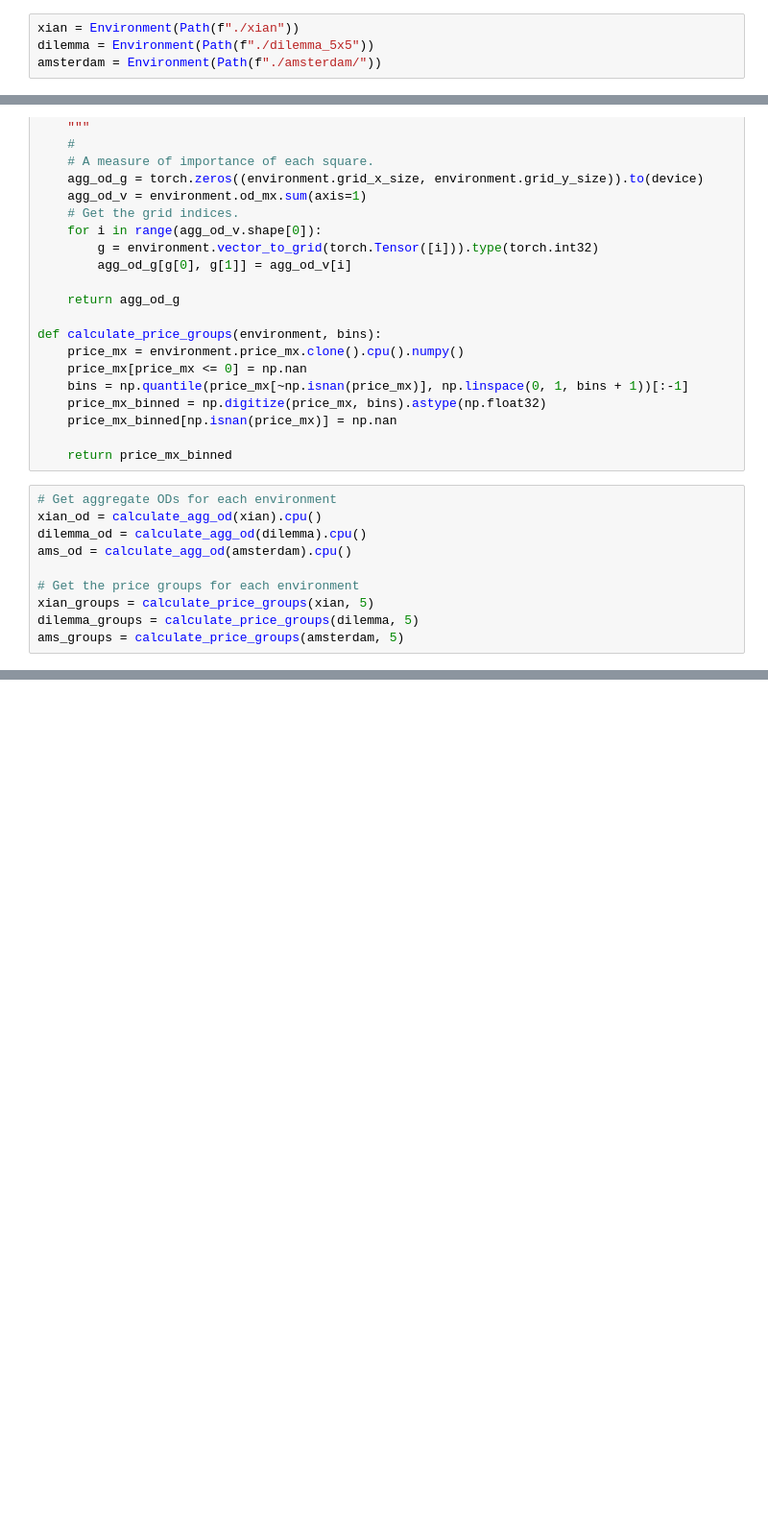
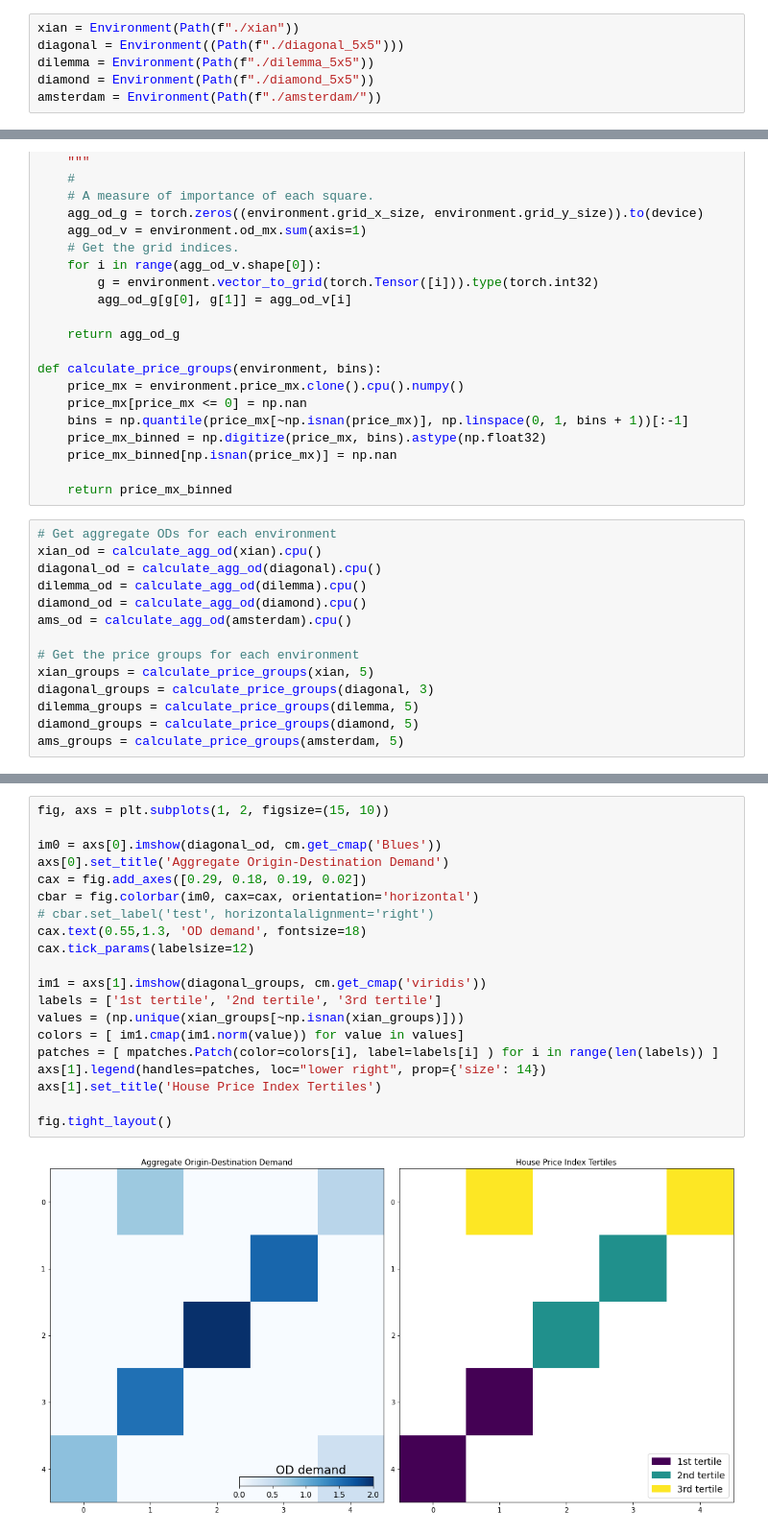
Before and after one commit to dimichai/fair-network-expansion, a Jupyter notebook: environments/plotter.ipynb, the cells around one changed output, grey strips where cells are left out. Shown at 96% size. Drawn from its saved outputs; the diff is of its cells as text; blank space fills up the shorter version.

```diff
--- a/environments/plotter.ipynb
+++ b/environments/plotter.ipynb
@@ -19,5 +19,7 @@ device = torch.device('cpu')
 plt.rcParams.update({'font.size': 22})
 # %%
 xian = Environment(Path(f"./xian"))
+diagonal = Environment((Path(f"./diagonal_5x5")))
 dilemma = Environment(Path(f"./dilemma_5x5"))
+diamond = Environment(Path(f"./diamond_5x5"))
 amsterdam = Environment(Path(f"./amsterdam/"))
@@ -53,10 +66,14 @@ def calculate_price_groups(environment, bins):
 # %%
 # Get aggregate ODs for each environment
 xian_od = calculate_agg_od(xian).cpu()
+diagonal_od = calculate_agg_od(diagonal).cpu()
 dilemma_od = calculate_agg_od(dilemma).cpu()
+diamond_od = calculate_agg_od(diamond).cpu()
 ams_od = calculate_agg_od(amsterdam).cpu()
 
 # Get the price groups for each environment
 xian_groups = calculate_price_groups(xian, 5)
+diagonal_groups = calculate_price_groups(diagonal, 3)
 dilemma_groups = calculate_price_groups(dilemma, 5)
+diamond_groups = calculate_price_groups(diamond, 5)
 ams_groups = calculate_price_groups(amsterdam, 5)
@@ -102,0 +124,22 @@ fig.tight_layout()
+# %%
+fig, axs = plt.subplots(1, 2, figsize=(15, 10))
+
+im0 = axs[0].imshow(diagonal_od, cm.get_cmap('Blues'))
+axs[0].set_title('Aggregate Origin-Destination Demand')
+cax = fig.add_axes([0.29, 0.18, 0.19, 0.02])
+cbar = fig.colorbar(im0, cax=cax, orientation='horizontal')
+# cbar.set_label('test', horizontalalignment='right')
+cax.text(0.55,1.3, 'OD demand', fontsize=18)
+cax.tick_params(labelsize=12)
+
+im1 = axs[1].imshow(diagonal_groups, cm.get_cmap('viridis'))
+labels = ['1st tertile', '2nd tertile', '3rd tertile']
+values = (np.unique(xian_groups[~np.isnan(xian_groups)]))
+colors = [ im1.cmap(im1.norm(value)) for value in values]
+patches = [ mpatches.Patch(color=colors[i], label=labels[i] ) for i in range(len(labels)) ]
+axs[1].legend(handles=patches, loc="lower right", prop={'size': 14})
+axs[1].set_title('House Price Index Tertiles')
+
+fig.tight_layout()
+# %% [output]
+[figure, added]
```
Also changed, not shown: parts of 9 cells of this notebook.
